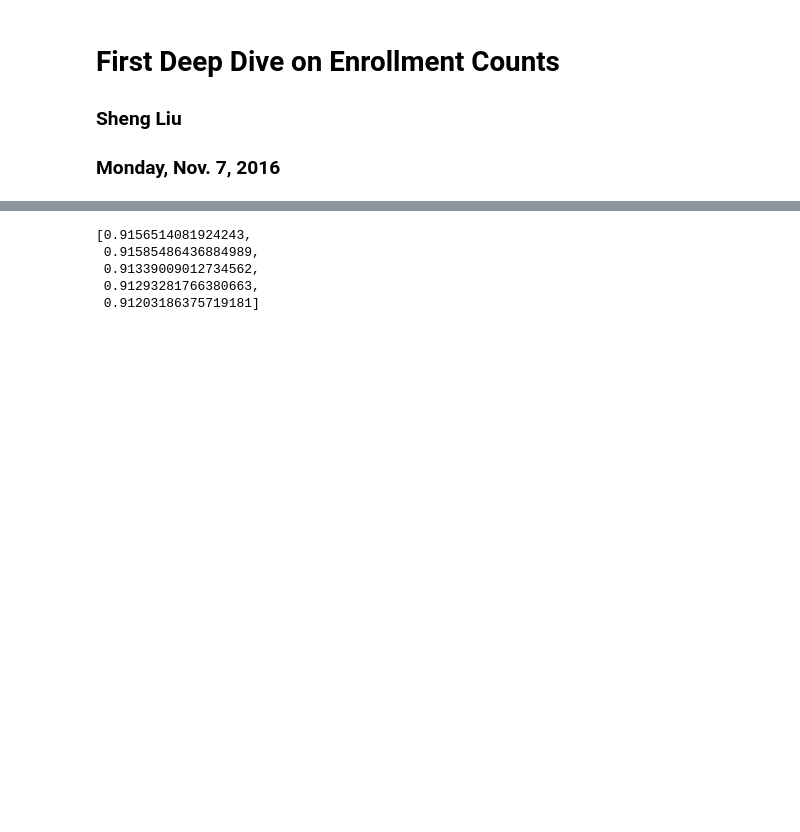
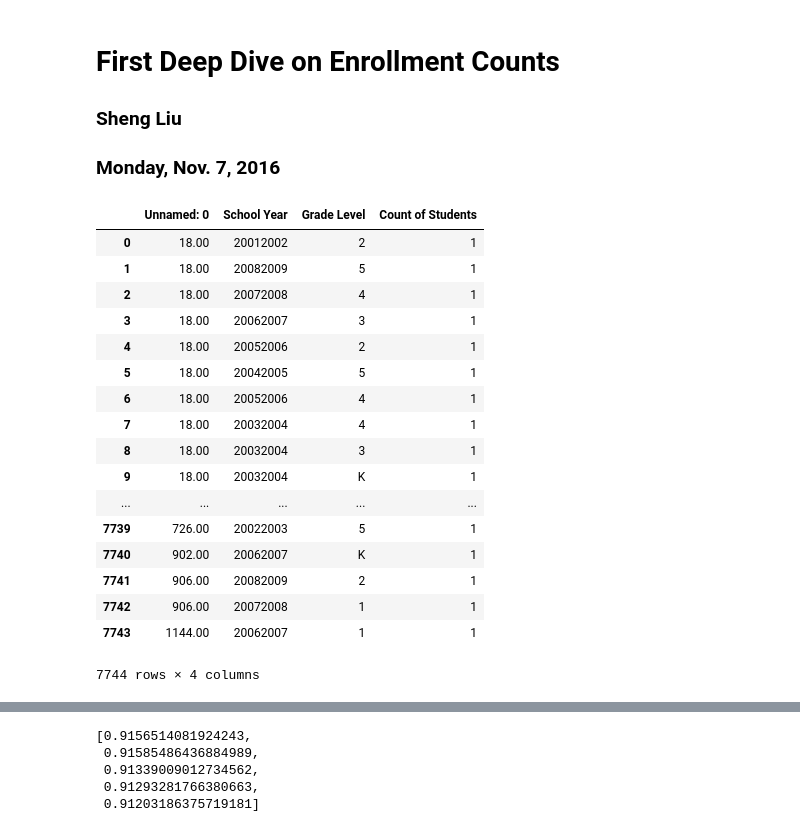
Before and after one commit to HaichaoWu/1001_project, a Jupyter notebook: Sheng/1001-Project.ipynb, the cells around one changed output, grey strips where cells are left out. Saved outputs shown, nothing was run; the diff lists cells and outputs as text; code cells hidden in the pictures; blank space fills up the shorter version.

```diff
--- a/Sheng/1001-Project.ipynb
+++ b/Sheng/1001-Project.ipynb
@@ -12,3 +12,24 @@ data = pd.read_csv('1001_project/CSD20_Resident_Data_Phase_1.csv', header = 0, s
+# %%
+data
+# %% [output]
+|  | Unnamed: 0 | School Year | Grade Level | Count of Students |
+| 0 | 18.00 | 20012002 | 2 | 1 |
+| 1 | 18.00 | 20082009 | 5 | 1 |
+| 2 | 18.00 | 20072008 | 4 | 1 |
+| 3 | 18.00 | 20062007 | 3 | 1 |
+| 4 | 18.00 | 20052006 | 2 | 1 |
+| 5 | 18.00 | 20042005 | 5 | 1 |
+| 6 | 18.00 | 20052006 | 4 | 1 |
+| 7 | 18.00 | 20032004 | 4 | 1 |
+| 8 | 18.00 | 20032004 | 3 | 1 |
+| 9 | 18.00 | 20032004 | K | 1 |
+| ... | ... | ... | ... | ... |
+| 7739 | 726.00 | 20022003 | 5 | 1 |
+| 7740 | 902.00 | 20062007 | K | 1 |
+| 7741 | 906.00 | 20082009 | 2 | 1 |
+| 7742 | 906.00 | 20072008 | 1 | 1 |
+| 7743 | 1144.00 | 20062007 | 1 | 1 |
+7744 rows × 4 columns
 # %%
 year = []
 for i in range(len(data)):
```
Also changed, not shown: parts of 12 cells of this notebook.
